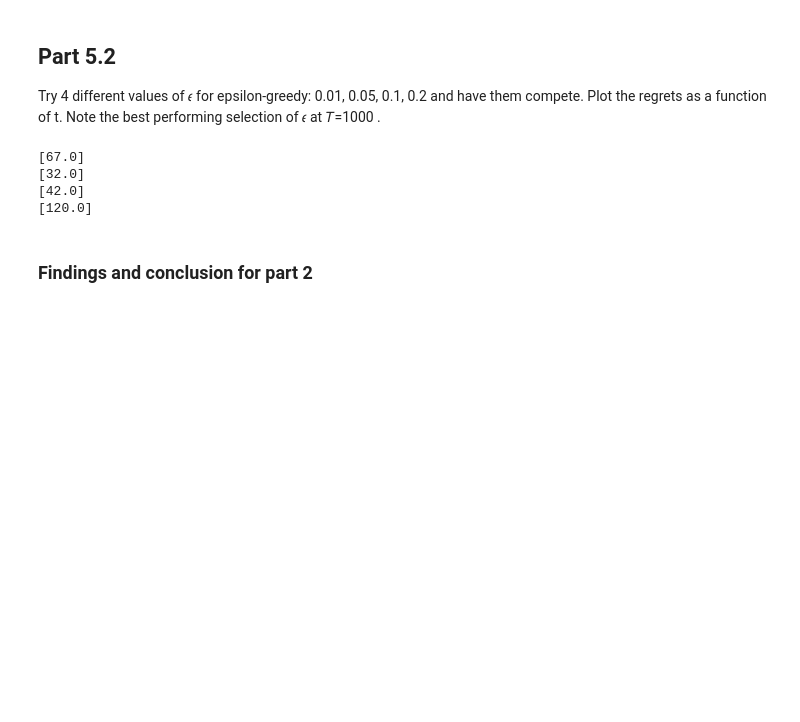
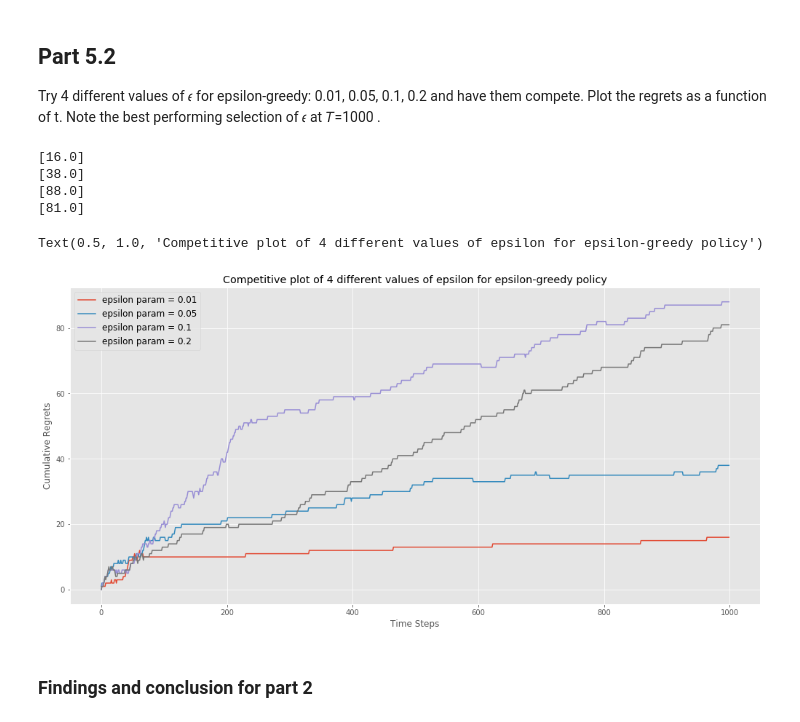
Before and after one commit to Chenghan-Sun/DS-Projects, a Jupyter notebook: multiarmed_bandit/Chenghan-Sun-homework2.ipynb, the cells around one changed output. Cells and saved outputs as stored; diff of their text form; code cells hidden in the pictures; blank space fills up the shorter version.

Commit message:
update plots for epsilon-greedy and UCB policies

```diff
--- a/multiarmed_bandit/Chenghan-Sun-homework2.ipynb
+++ b/multiarmed_bandit/Chenghan-Sun-homework2.ipynb
@@ -19,6 +19,7 @@ The name multi-armed bandit comes from the gambling world, in which a slot machi
 import numpy as np
 import time
 from matplotlib import pyplot as plt
+colors = plt.rcParams['axes.prop_cycle'].by_key()['color']
 plt.style.use('ggplot')
 # %%
 class SimpleBandit:
@@ -476,22 +478,33 @@ CurRewardList
 # %%
 # Part 2 code, output your plot
 # np.random.seed(5)
+# run four policies
 num_arms = SimpleBandit().num_arms
-epsilon_list = [0.01, 0.05, 0.1, 0.2]
-
 eg_1 = Epsilon_Greedy_Policy(num_arms, 0.01)
 eg_2 = Epsilon_Greedy_Policy(num_arms, 0.05)
 eg_3 = Epsilon_Greedy_Policy(num_arms, 0.1)
 eg_4 = Epsilon_Greedy_Policy(num_arms, 0.2)
 policies = [eg_1, eg_2, eg_3, eg_4]
 regrets_history = {}
 for tmp_policy in policies:
     CurRewardList = []
     regrets_history[tmp_policy] = modified_run_trajectory(SimpleBandit(), [tmp_policy], 1000)
+    print(regrets_history[tmp_policy][-1])
 
-    print(regrets_history[tmp_policy][-1])
+# plot
+plt.figure(figsize=(17, 8))
+plt.plot(range(1000), regrets_history[eg_1], '-', label='epsilon param = 0.01', color=colors[0])
+plt.plot(range(1000), regrets_history[eg_2], '-', label='epsilon param = 0.05', color=colors[1])
+plt.plot(range(1000), regrets_history[eg_3], '-', label='epsilon param = 0.1', color=colors[2])
+plt.plot(range(1000), regrets_history[eg_4], '-', label='epsilon param = 0.2', color=colors[3])
+plt.legend(fontsize=12)
+plt.xlabel('Time Steps', fontsize=12)
+plt.ylabel('Cumulative Regrets', fontsize=12)
+plt.title("Competitive plot of 4 different values of epsilon for epsilon-greedy policy")
 # %% [output]
-[67.0]
-[32.0]
-[42.0]
-[120.0]
+[16.0]
+[38.0]
+[88.0]
+[81.0]
+Text(0.5, 1.0, 'Competitive plot of 4 different values of epsilon for epsilon-greedy policy')
+[figure, added]
```
Also changed, not shown: parts of 6 cells of this notebook.
